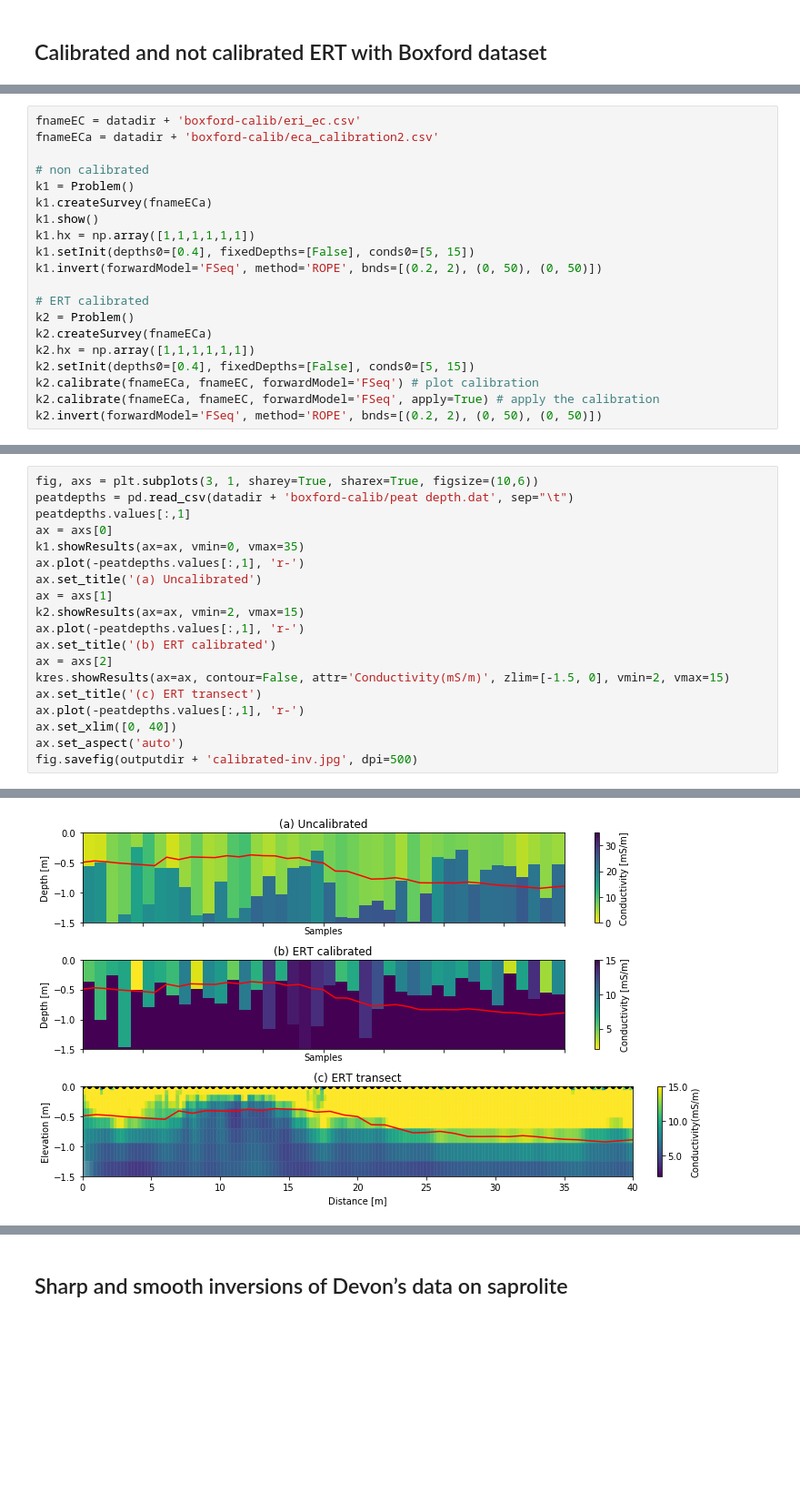
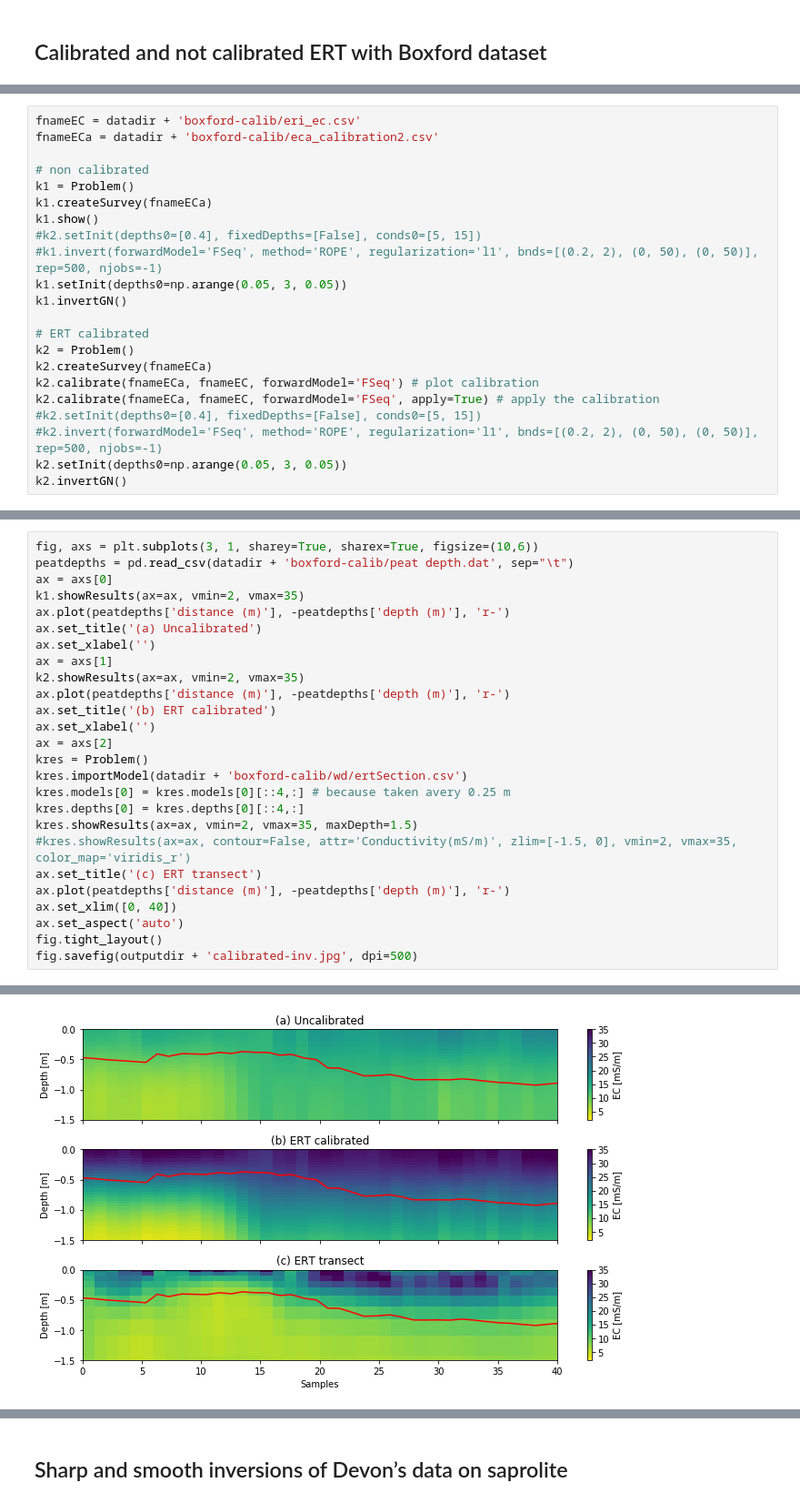
Before and after one commit to hkexgroup/emagpy, a Jupyter notebook: src/em-paper.ipynb, the cells around one changed output, grey strips where cells are left out. Shown at 91% size. Cells and saved outputs as stored; diff of their text form; blank space fills up the shorter version.

```diff
--- a/src/em-paper.ipynb
+++ b/src/em-paper.ipynb
@@ -237,16 +276,18 @@ fnameECa = datadir + 'boxford-calib/eca_calibration2.csv'
 k1 = Problem()
 k1.createSurvey(fnameECa)
 k1.show()
-k1.hx = np.array([1,1,1,1,1,1])
-k1.setInit(depths0=[0.4], fixedDepths=[False], conds0=[5, 15])
-k1.invert(forwardModel='FSeq', method='ROPE', bnds=[(0.2, 2), (0, 50), (0, 50)])
+#k2.setInit(depths0=[0.4], fixedDepths=[False], conds0=[5, 15])
+#k1.invert(forwardModel='FSeq', method='ROPE', regularization='l1', bnds=[(0.2, 2), (0, 50), (0, 50)], rep=500, njobs=-1)
+k1.setInit(depths0=np.arange(0.05, 3, 0.05))
+k1.invertGN()
 
 # ERT calibrated
 k2 = Problem()
 k2.createSurvey(fnameECa)
-k2.hx = np.array([1,1,1,1,1,1])
-k2.setInit(depths0=[0.4], fixedDepths=[False], conds0=[5, 15])
 k2.calibrate(fnameECa, fnameEC, forwardModel='FSeq') # plot calibration
 k2.calibrate(fnameECa, fnameEC, forwardModel='FSeq', apply=True) # apply the calibration
-k2.invert(forwardModel='FSeq', method='ROPE', bnds=[(0.2, 2), (0, 50), (0, 50)])
+#k2.setInit(depths0=[0.4], fixedDepths=[False], conds0=[5, 15])
+#k2.invert(forwardModel='FSeq', method='ROPE', regularization='l1', bnds=[(0.2, 2), (0, 50), (0, 50)], rep=500, njobs=-1)
+k2.setInit(depths0=np.arange(0.05, 3, 0.05))
+k2.invertGN()
 # %% [output]
@@ -274,20 +334,27 @@ HCP4.49: ECa(ERT) = 0.36 * ECa(EMI) + 3.87 (R^2=0.14)
 # %%
 fig, axs = plt.subplots(3, 1, sharey=True, sharex=True, figsize=(10,6))
 peatdepths = pd.read_csv(datadir + 'boxford-calib/peat depth.dat', sep="\t")
-peatdepths.values[:,1]
 ax = axs[0]
-k1.showResults(ax=ax, vmin=0, vmax=35)
-ax.plot(-peatdepths.values[:,1], 'r-')
+k1.showResults(ax=ax, vmin=2, vmax=35)
+ax.plot(peatdepths['distance (m)'], -peatdepths['depth (m)'], 'r-')
 ax.set_title('(a) Uncalibrated')
+ax.set_xlabel('')
 ax = axs[1]
-k2.showResults(ax=ax, vmin=2, vmax=15)
-ax.plot(-peatdepths.values[:,1], 'r-')
+k2.showResults(ax=ax, vmin=2, vmax=35)
+ax.plot(peatdepths['distance (m)'], -peatdepths['depth (m)'], 'r-')
 ax.set_title('(b) ERT calibrated')
+ax.set_xlabel('')
 ax = axs[2]
-kres.showResults(ax=ax, contour=False, attr='Conductivity(mS/m)', zlim=[-1.5, 0], vmin=2, vmax=15)
+kres = Problem()
+kres.importModel(datadir + 'boxford-calib/wd/ertSection.csv')
+kres.models[0] = kres.models[0][::4,:] # because taken avery 0.25 m
+kres.depths[0] = kres.depths[0][::4,:]
+kres.showResults(ax=ax, vmin=2, vmax=35, maxDepth=1.5)
+#kres.showResults(ax=ax, contour=False, attr='Conductivity(mS/m)', zlim=[-1.5, 0], vmin=2, vmax=35, color_map='viridis_r')
 ax.set_title('(c) ERT transect')
-ax.plot(-peatdepths.values[:,1], 'r-')
+ax.plot(peatdepths['distance (m)'], -peatdepths['depth (m)'], 'r-')
 ax.set_xlim([0, 40])
 ax.set_aspect('auto')
+fig.tight_layout()
 fig.savefig(outputdir + 'calibrated-inv.jpg', dpi=500)
 # %% [output]
@@ -295 +361 @@ Mesh plotted in   0.12 seconds
-[figure, old version]
+[figure, new version]
```
Also changed, not shown: parts of 34 cells of this notebook.
